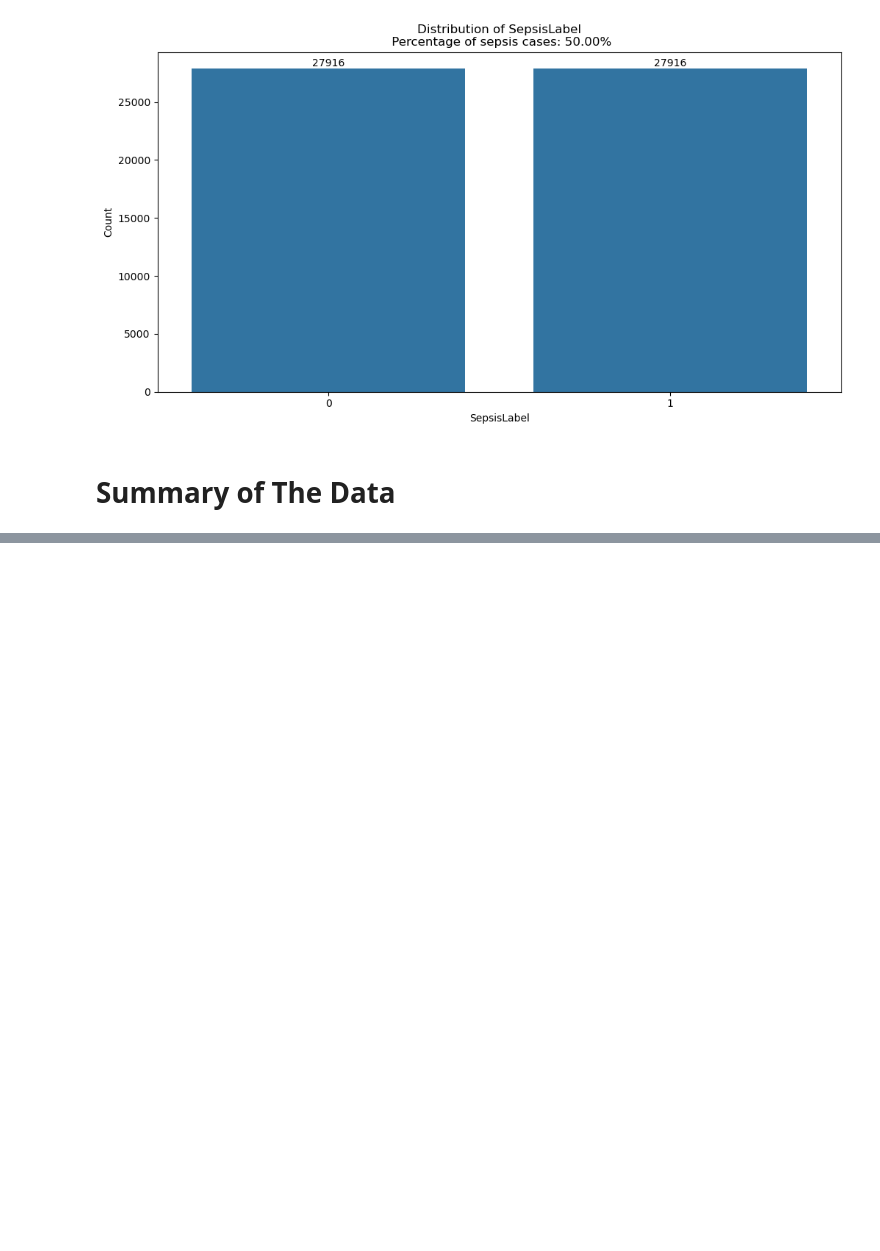
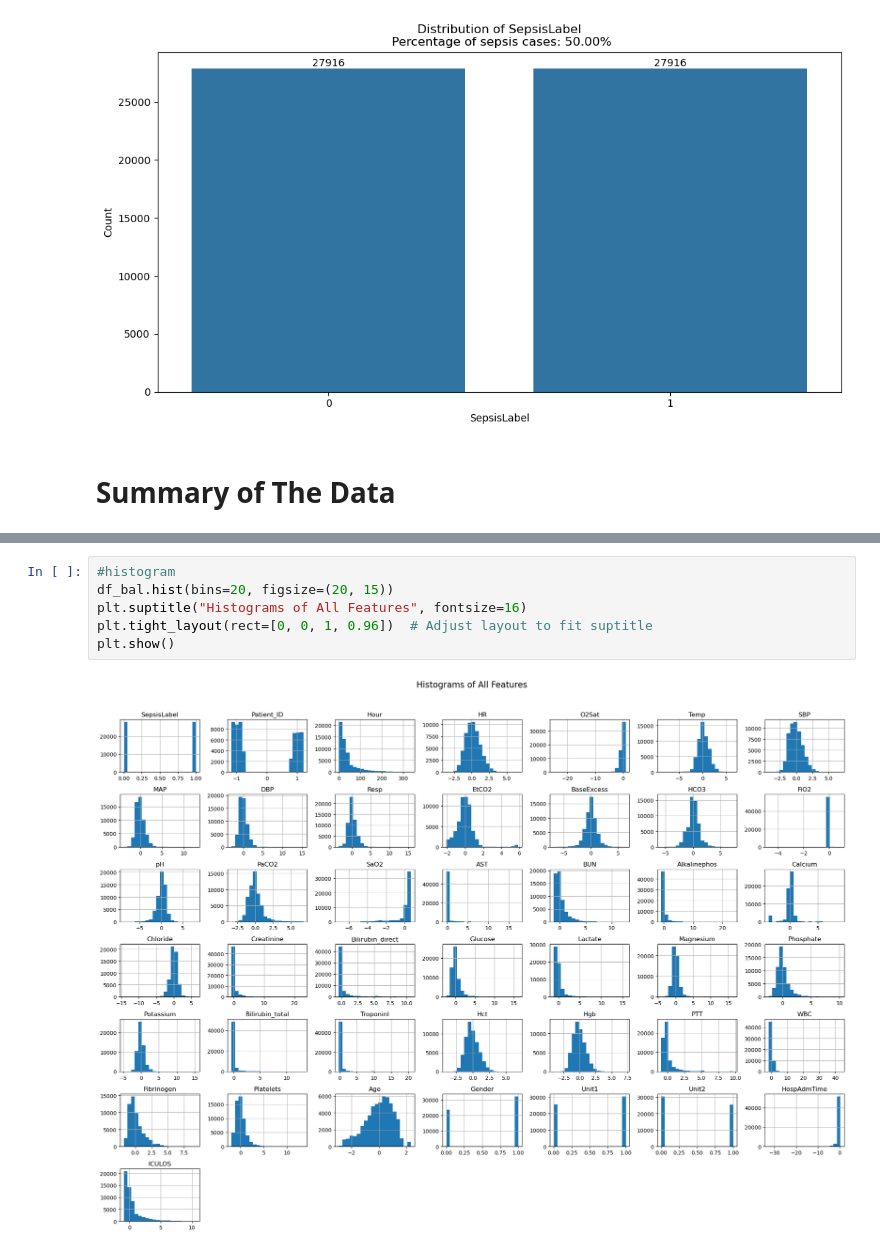
Before and after one commit to Sam-Mucyo/cs109a-final-proj, a Jupyter notebook: Final_MS3_Notebook.ipynb, the cells around one changed output, grey strips where cells are left out. Saved outputs shown, nothing was run; the diff lists cells and outputs as text; blank space fills up the shorter version.

```diff
--- a/Final_MS3_Notebook.ipynb
+++ b/Final_MS3_Notebook.ipynb
@@ -260,0 +312,8 @@ check_class_imbalance(df_bal)
+# %%
+#histogram
+df_bal.hist(bins=20, figsize=(20, 15))
+plt.suptitle("Histograms of All Features", fontsize=16)
+plt.tight_layout(rect=[0, 0, 1, 0.96])  # Adjust layout to fit suptitle
+plt.show()
+# %% [output]
+[figure, added]
```
Also changed, not shown: parts of 7 cells of this notebook.
